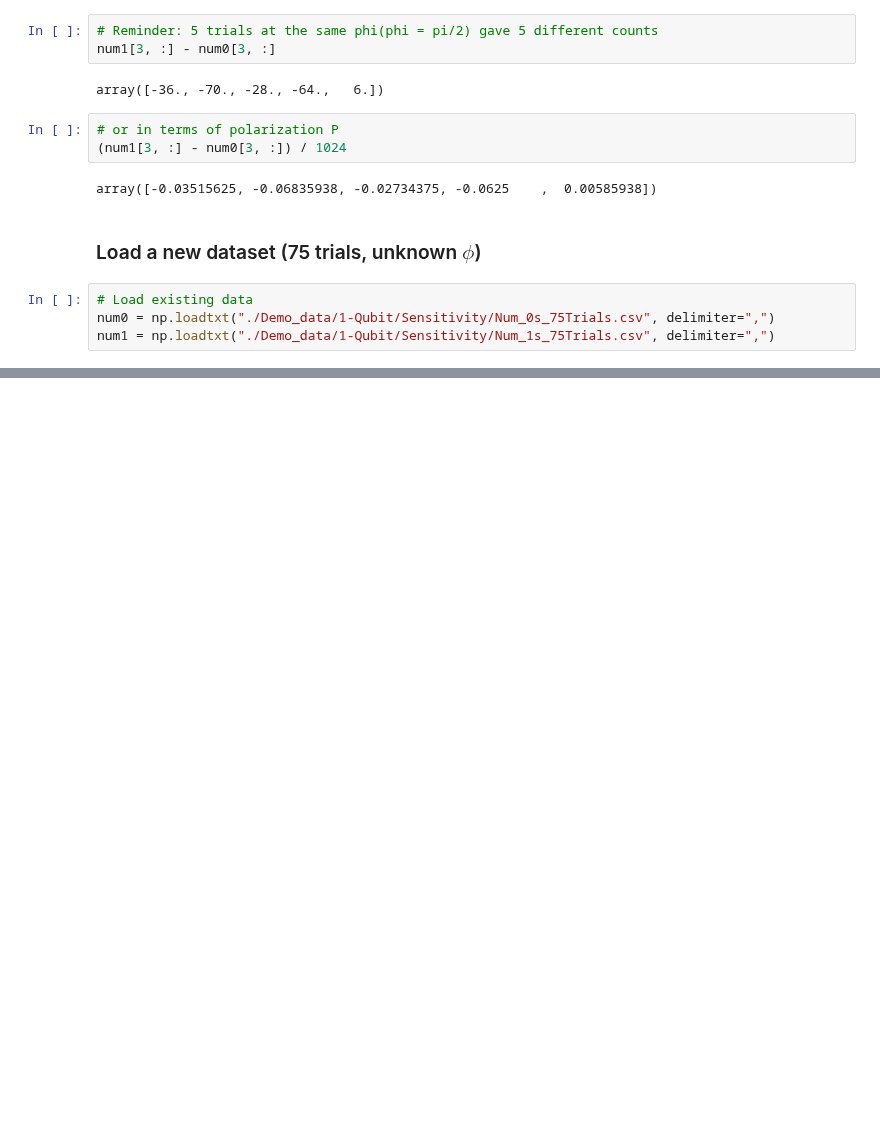
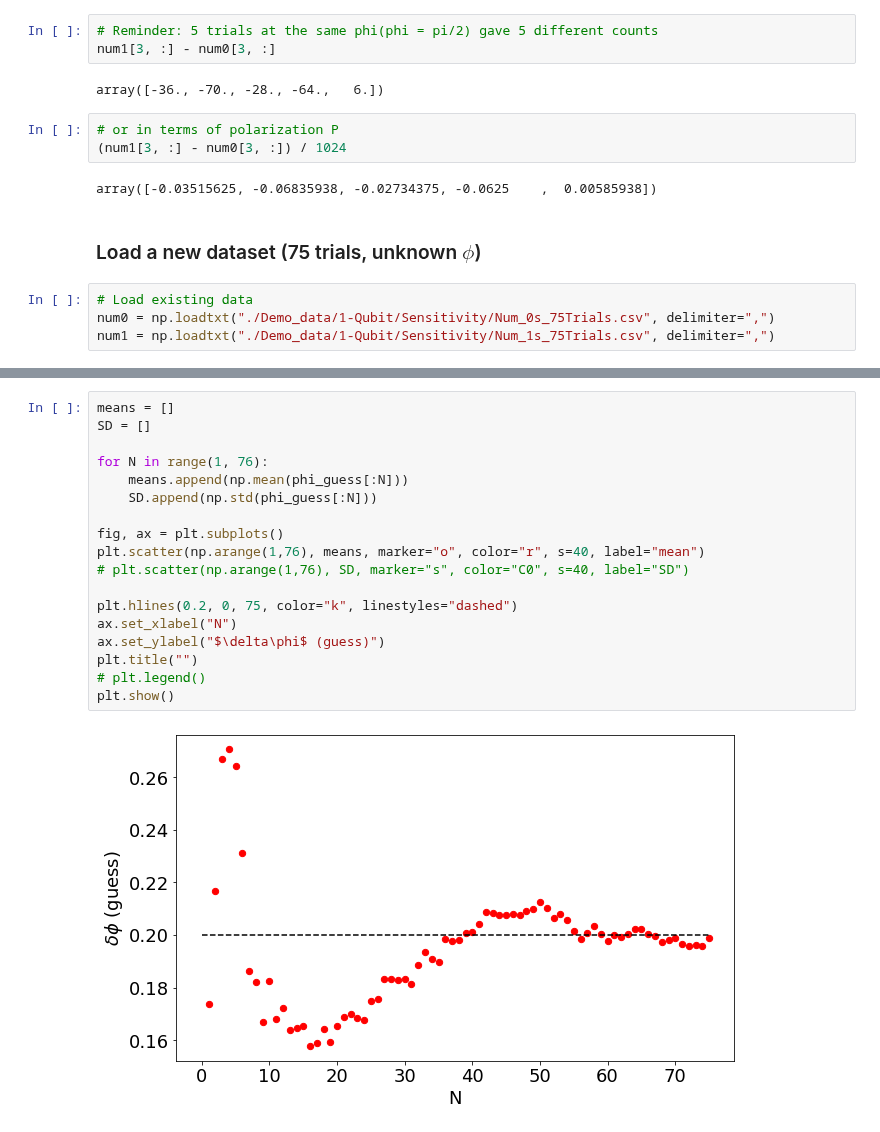
Before and after one commit to tinatn29/LIGO-code, a Jupyter notebook: SPLASH_demo.ipynb, the cells around one changed output, grey strips where cells are left out. Drawn from its saved outputs; the diff is of its cells as text; blank space fills up the shorter version.

```diff
--- a/SPLASH_demo.ipynb
+++ b/SPLASH_demo.ipynb
@@ -397,3 +405,23 @@ plt.show()
 # %% [output]
 [interactive output not drawn]
 [interactive output not drawn]
+# %%
+means = []
+SD = []
+
+for N in range(1, 76):
+    means.append(np.mean(phi_guess[:N]))
+    SD.append(np.std(phi_guess[:N]))
+
+fig, ax = plt.subplots()
+plt.scatter(np.arange(1,76), means, marker="o", color="r", s=40, label="mean")
+# plt.scatter(np.arange(1,76), SD, marker="s", color="C0", s=40, label="SD")
+
+plt.hlines(0.2, 0, 75, color="k", linestyles="dashed")
+ax.set_xlabel("N")
+ax.set_ylabel("$\delta\phi$ (guess)")
+plt.title("")
+# plt.legend()
+plt.show()
+# %% [output]
+[figure, added]
```
Also changed, not shown: parts of 22 cells of this notebook.
